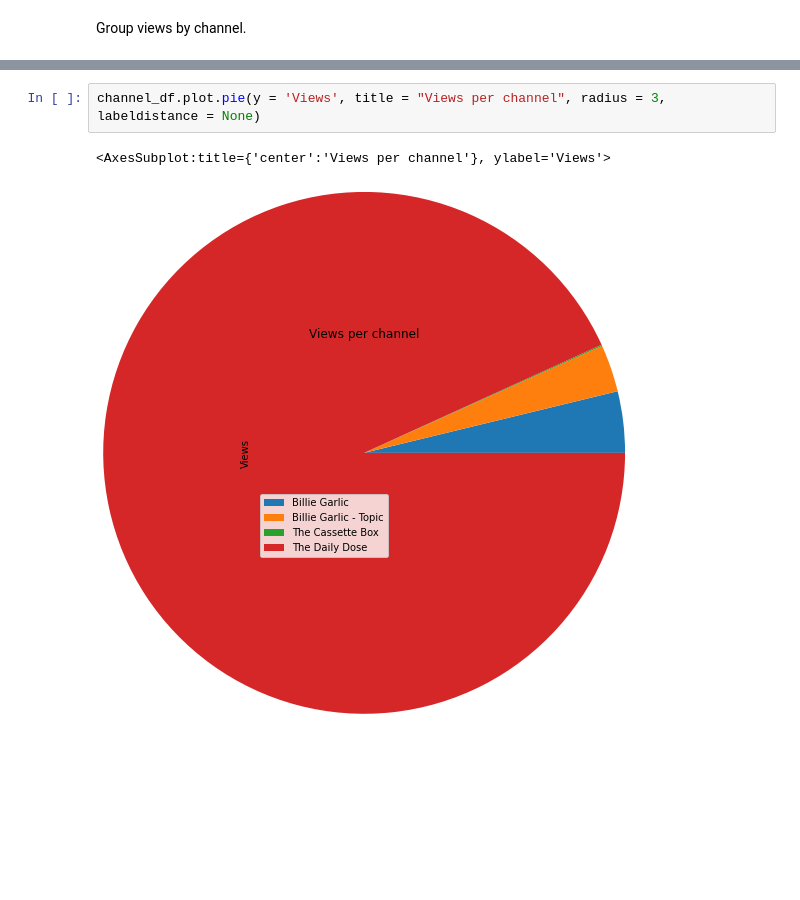
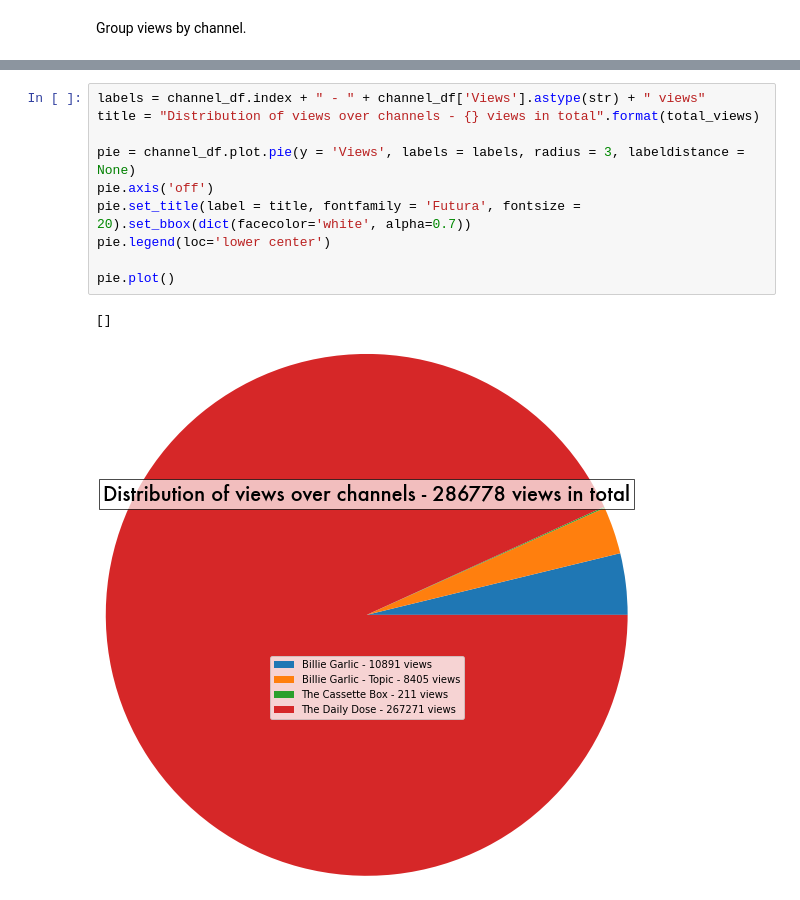
Before and after one commit to ohallstrom/YT-Views-Count, a Jupyter notebook: src/visualise.ipynb, the cells around one changed output, grey strips where cells are left out. Cells and saved outputs as stored; diff of their text form; blank space fills up the shorter version.

```diff
--- a/src/visualise.ipynb
+++ b/src/visualise.ipynb
@@ -68,5 +75,13 @@ channel_df
-# %%
-channel_df.plot.pie(y = 'Views', title = "Views per channel", radius = 3, labeldistance = None)
-# %% [output]
-<AxesSubplot:title={'center':'Views per channel'}, ylabel='Views'>
-[figure, removed]
+# %%
+labels = channel_df.index + " - " + channel_df['Views'].astype(str) + " views"
+title = "Distribution of views over channels - {} views in total".format(total_views)
+
+pie = channel_df.plot.pie(y = 'Views', labels = labels, radius = 3, labeldistance = None)
+pie.axis('off')
+pie.set_title(label = title, fontfamily = 'Futura', fontsize = 20).set_bbox(dict(facecolor='white', alpha=0.7))
+pie.legend(loc='lower center')
+
+pie.plot()
+# %% [output]
+[]
+[figure, added]
```
Also changed, not shown: parts of 4 cells of this notebook, 2 other files.
